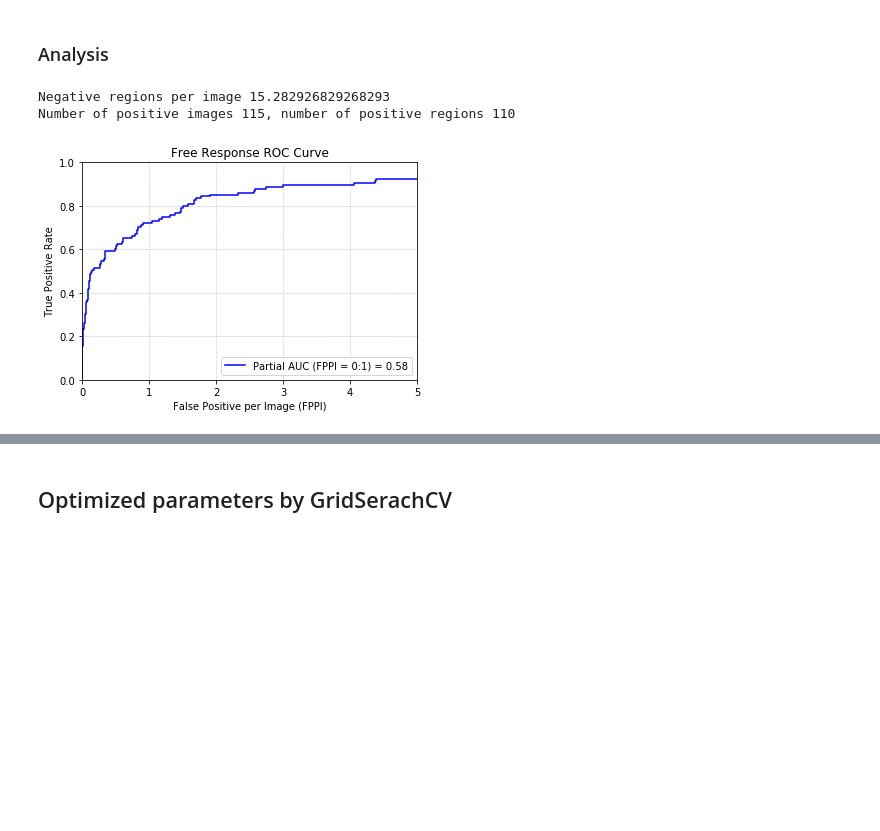
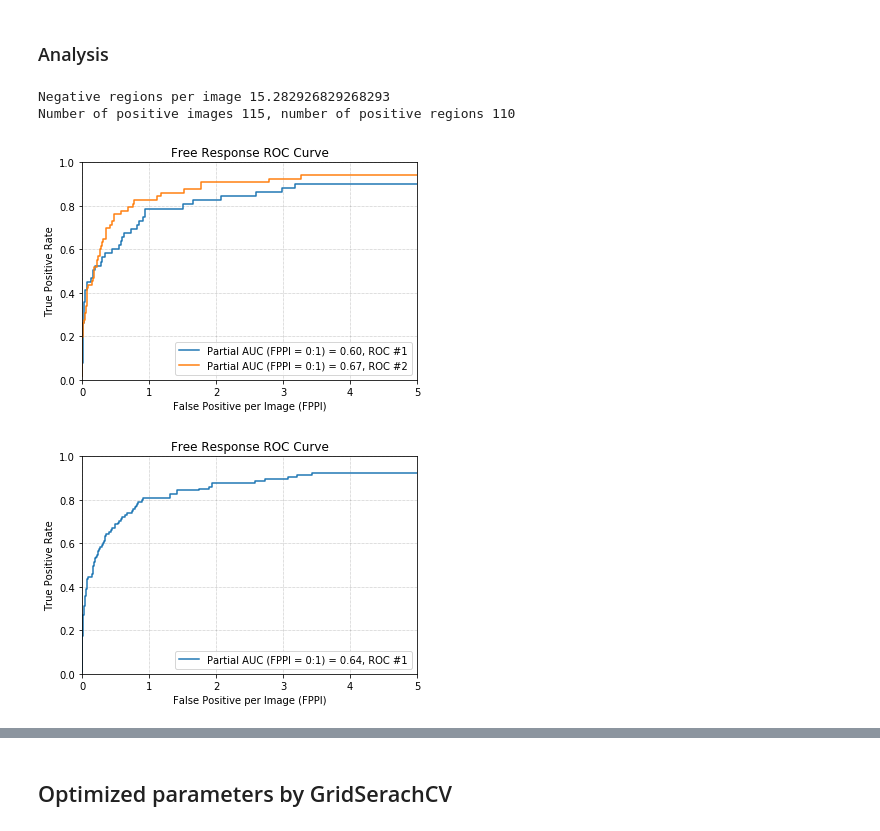
Before and after one commit to OlehKSS/IMMAS, a Jupyter notebook: examples/Random_Forests_ROC.ipynb, the cells around one changed output, grey strips where cells are left out. Saved outputs shown, nothing was run; the diff lists cells and outputs as text; code cells hidden in the pictures; blank space fills up the shorter version.

```diff
--- a/examples/Random_Forests_ROC.ipynb
+++ b/examples/Random_Forests_ROC.ipynb
@@ -254,35 +256,38 @@ def get_roc(test_labels, out_probs):
     if (not isinstance(out_probs, list)) and (not isinstance(out_probs, tuple)):
         out_probs = (out_probs,)
 
     for i, labels_probs in enumerate(zip(test_labels, out_probs)):
         test_ls, out_prob = labels_probs
         fpr, tpr, _ = roc_curve(test_ls, out_prob[:,1], pos_label=1, drop_intermediate=True)
         roc_auc = auc(fpr, tpr)
 
         fpr = fpr * neg_reg_per_img
         tpr = tpr * pos_reg / num_pos_img
 
         # Calculates Partial AUC
         partial_auc = partial_auc_scorer(fpr, tpr, 1)
 
 #         plt.plot(fpr, tpr, label=f'AUC = {roc_auc:.2f}, ROC #{i+1}')
-        plt.plot(fpr, tpr, 'b',label='Partial AUC (FPPI = 0:1) = %0.2f'% partial_auc)
+        plt.plot(fpr, tpr, label=f'Partial AUC (FPPI = 0:1) = {partial_auc:.2f}, ROC #{i+1}')
         plt.legend(loc='lower right')
 
     plt.title('Free Response ROC Curve')
     plt.xlim([-0,5])
     plt.ylim([-0,1])
     plt.ylabel('True Positive Rate')
     plt.xlabel('False Positive per Image (FPPI)')
     plt.grid(color='k', linestyle='dotted', linewidth=0.5, alpha=0.5)
     plt.show()
 
 
+get_roc((y_test, y_train), (prob_me_train, prob_me_test))
+
 get_roc(all_labels, prob_me)
 # %% [output]
 Negative regions per image 15.282926829268293
 Number of positive images 115, number of positive regions 110
-[figure, old version]
+[figure, new version]
+[figure, added]
 # %%
 # Runs the classifier and outputs the metrics
 def metrics_report(labels, predictions):
```
Also changed, not shown: parts of 14 cells of this notebook, 4 other files.
